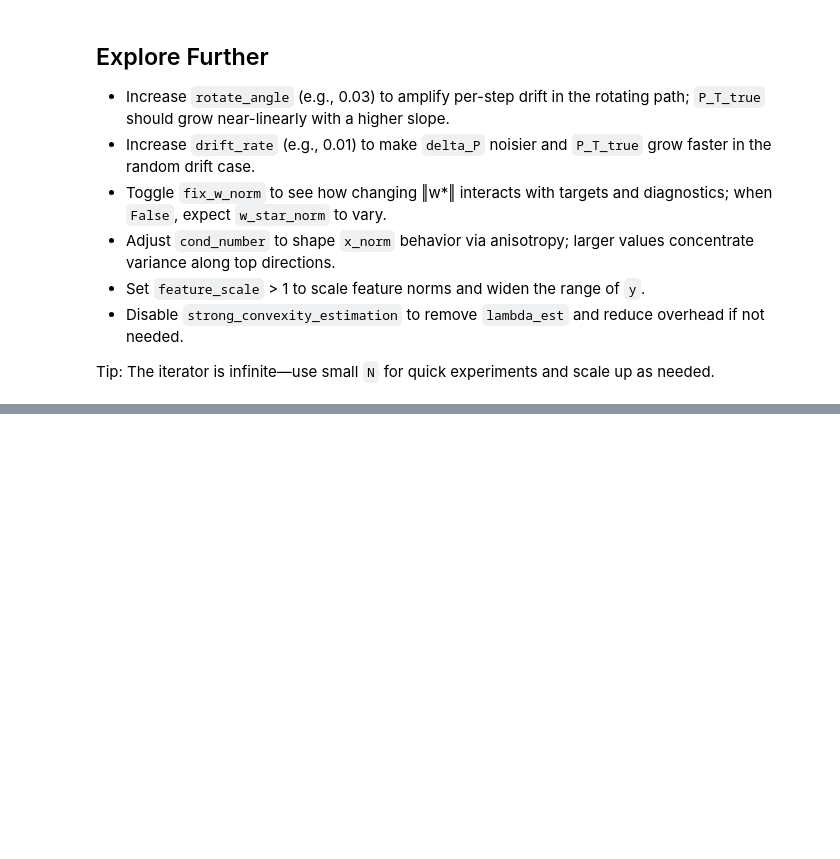
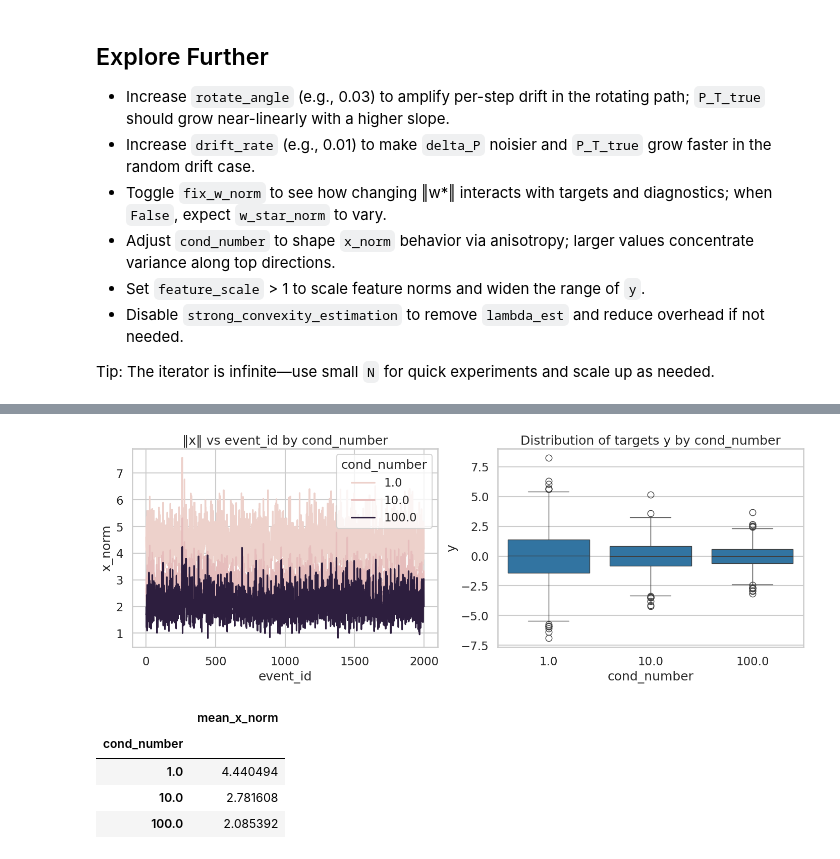
Before and after one commit to kennonstewart/unlearning-research-meta, a Jupyter notebook: code/data_loader_playground.ipynb, the cells around one changed output, grey strips where cells are left out. Saved outputs shown, nothing was run; the diff lists cells and outputs as text; code cells hidden in the pictures; blank space fills up the shorter version.

```diff
--- a/code/data_loader_playground.ipynb
+++ b/code/data_loader_playground.ipynb
@@ -226,0 +378,33 @@ Tip: The iterator is infinite—use small `N` for quick experiments and scale up
+# %%
+# Explore: effect of cond_number (feature anisotropy) on x_norm and y variance
+N = 2000
+conds = [1.0, 10.0, 100.0]
+rows = []
+for c in conds:
+    s = get_synthetic_linear_stream(
+        dim=20, seed=23, noise_std=0.1, use_event_schema=True,
+        cond_number=c, feature_scale=1.0,
+        path_type="rotating", path_control=True,
+        rotate_angle=0.01, w_scale=2.0, fix_w_norm=True,
+        strong_convexity_estimation=False,
+    )
+    ev = take_events(s, N)
+    df = events_to_frame(ev)
+    df["cond_number"] = c
+    rows.append(df)
+cond_df = pd.concat(rows, ignore_index=True)
+
+fig, axes = plt.subplots(1, 2, figsize=(14, 5), constrained_layout=True)
+sns.lineplot(cond_df, x="event_id", y="x_norm", hue="cond_number", ax=axes[0])
+axes[0].set_title("‖x‖ vs event_id by cond_number")
+sns.boxplot(cond_df, x="cond_number", y="y", ax=axes[1])
+axes[1].set_title("Distribution of targets y by cond_number")
+plt.show()
+cond_df.groupby("cond_number")["x_norm"].mean().to_frame("mean_x_norm")
+# %% [output]
+[figure, added]
+|  | mean_x_norm |
+| cond_number |  |
+| 1.0 | 4.440494 |
+| 10.0 | 2.781608 |
+| 100.0 | 2.085392 |
```
Also changed, not shown: parts of 10 cells of this notebook, 1 other file.
